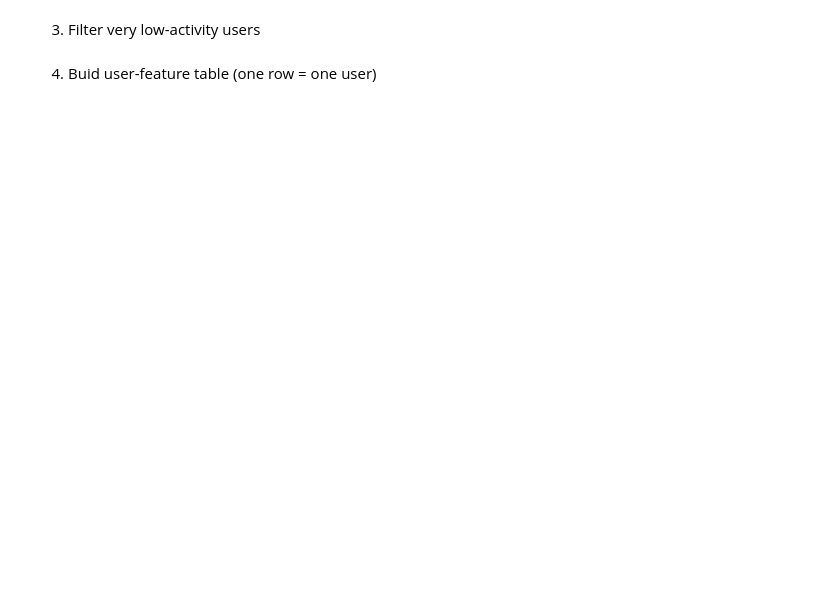
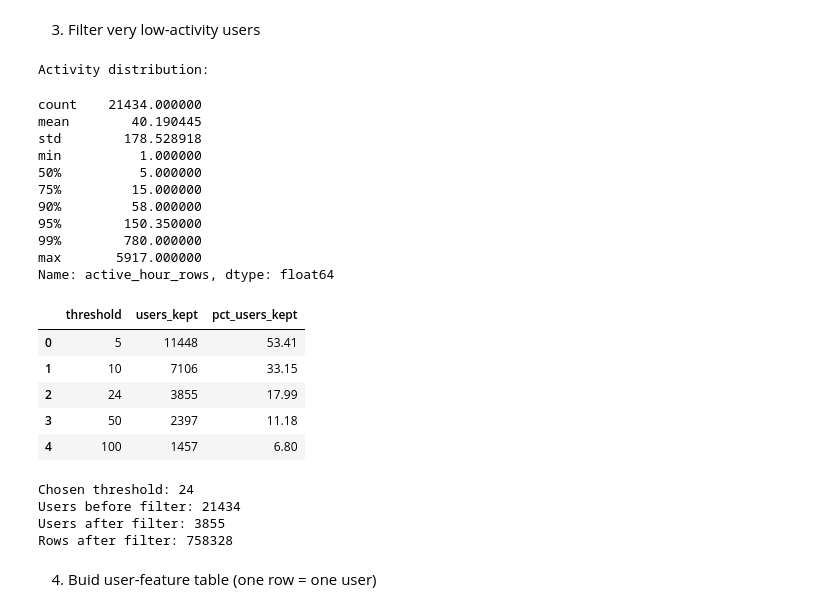
Before and after one commit to dumitritamacarenco/Introduction-to-Business-Analytics---Project-, a Jupyter notebook: ev_clean_pipeline.ipynb, the cells around one changed output. Drawn from its saved outputs; the diff is of its cells as text; code cells hidden in the pictures; blank space fills up the shorter version.

```diff
--- a/ev_clean_pipeline.ipynb
+++ b/ev_clean_pipeline.ipynb
@@ -311,24 +488,67 @@ print("Rows after key-column NA drop:", len(hourly_user_usage))
 # %% [markdown]
 3) Filter very low-activity users
 # %%
-# define activity as number of active hour-rows per user
+# Pre-clustering: justify user-activity threshold
 user_activity = (
     hourly_user_usage.groupby("User ID")
     .size()
     .rename("active_hour_rows")
     .reset_index()
 )
 
+print("Activity distribution:")
+display(user_activity["active_hour_rows"].describe(percentiles=[0.5, 0.75, 0.9, 0.95, 0.99]))
+
+thresholds = [5, 10, 24, 50, 100]
+total_users = user_activity["User ID"].nunique()
+
+rows = []
+for t in thresholds:
+    kept = (user_activity["active_hour_rows"] >= t).sum()
+    rows.append({
+        "threshold": t,
+        "users_kept": int(kept),
+        "pct_users_kept": round(100 * kept / total_users, 2)
+    })
+
+threshold_table = pd.DataFrame(rows)
+display(threshold_table)
+
+# choose threshold
 min_rows = 24
 active_users = user_activity[user_activity["active_hour_rows"] >= min_rows]["User ID"]
 
 hourly_user_usage_f = hourly_user_usage[
     hourly_user_usage["User ID"].isin(active_users)
 ].copy()
 
+print("Chosen threshold:", min_rows)
 print("Users before filter:", hourly_user_usage["User ID"].nunique())
 print("Users after filter:", hourly_user_usage_f["User ID"].nunique())
 print("Rows after filter:", len(hourly_user_usage_f))
+# %% [output]
+Activity distribution:
+count    21434.000000
+mean        40.190445
+std        178.528918
+min          1.000000
+50%          5.000000
+75%         15.000000
+90%         58.000000
+95%        150.350000
+99%        780.000000
+max       5917.000000
+Name: active_hour_rows, dtype: float64
+|  | threshold | users_kept | pct_users_kept |
+| 0 | 5 | 11448 | 53.41 |
+| 1 | 10 | 7106 | 33.15 |
+| 2 | 24 | 3855 | 17.99 |
+| 3 | 50 | 2397 | 11.18 |
+| 4 | 100 | 1457 | 6.80 |
+Chosen threshold: 24
+Users before filter: 21434
+Users after filter: 3855
+Rows after filter: 758328
 # %% [markdown]
 4) Buid user-feature table (one row = one user)
 # %%
```
Also changed, not shown: parts of 14 cells of this notebook.
